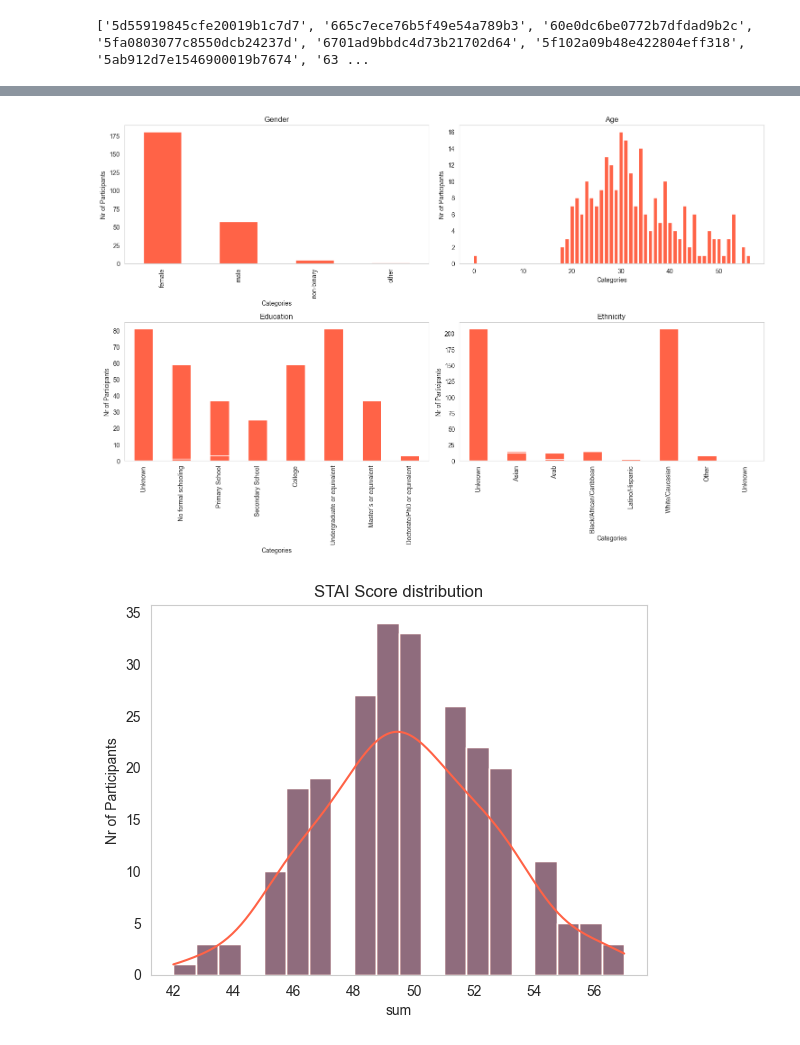
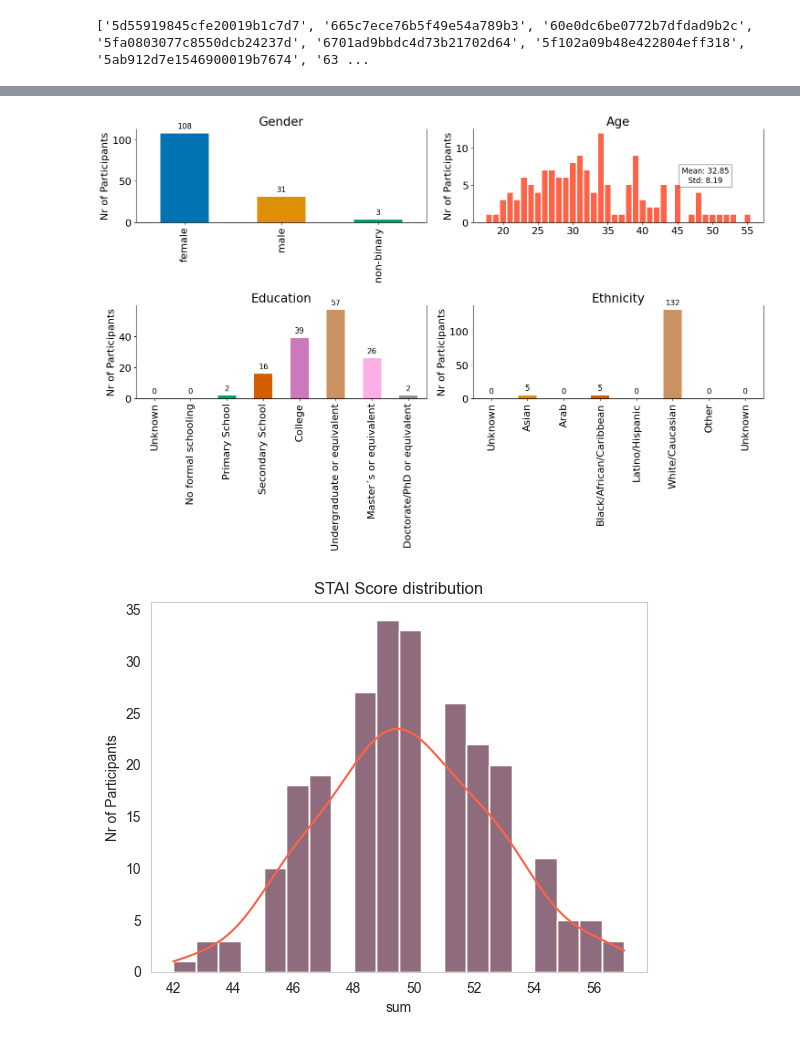
Before and after one commit to lucakosina/ema_demographics, a Jupyter notebook: demographics.ipynb, the cells around one changed output, grey strips where cells are left out. Saved outputs shown, nothing was run; the diff lists cells and outputs as text; code cells hidden in the pictures.

```diff
--- a/demographics.ipynb
+++ b/demographics.ipynb
@@ -4,9 +4,16 @@ import matplotlib.pyplot as plt
 import pandas as pd
 import seaborn as sns
 # %%
-filepath = "/OCDOnlineProjects_DATA_2025-02-20_1413.csv"
+filepath = "/Users/lucakosina/Library/Mobile Documents/com~apple~CloudDocs/Arbeit/Hiwi/compPsy/ema_study/demographics/OCDOnlineProjects_DATA_2025-02-20_1413.csv"
 data = pd.read_csv(filepath)
 data = data.reset_index(drop=True)
+# %%
+#filepath to dataset_2025.csv
+filepath2= '/Users/lucakosina/Library/Mobile Documents/com~apple~CloudDocs/Arbeit/Hiwi/compPsy/ema_study/demographics/Dataset_2025.csv'
+ids = pd.read_csv(filepath2)
+
+# drop data from data with ids["prolificID"] not in data["prolific_id_v2"] or data["prolific_id_v2_v2"]
+data = data[data["prolific_id_v2"].isin(ids["prolificID"]) | data["prolific_id_v2_v2"].isin(ids["prolificID"])]
 # %% [markdown]
 #### run the following block to remove IDs:
 # %%
@@ -47,40 +68,65 @@ fig, axes = plt.subplots(2, 2, figsize=(15, 10))
 
 # Calculate standard deviations for each category
 gender_std = gender.value_counts().std()
 education_std = education.value_counts().std()
 ethnicity_std = ethnicity.value_counts().std()
 
+
+gender_colors = sns.color_palette("colorblind", len(gender.value_counts()))
+education_colors = sns.color_palette("colorblind", len(education_counts))
+ethnicity_colors = sns.color_palette("colorblind", len(ethnicity_counts))
+
 # Plot gender
-gender.value_counts().plot(kind='bar', ax=axes[0, 0], title='Gender', color='tomato')
+gender.value_counts().plot(kind='bar', ax=axes[0, 0], title='Gender', color=gender_colors)
 axes[0, 0].set_xticklabels([gender_categories.get(x, 'Unknown') for x in gender.value_counts().index])
+# add counts on top of bars
+for p in axes[0, 0].patches:
+    axes[0, 0].annotate(f'{p.get_height()}', (p.get_x() + p.get_width() / 2., p.get_height()),
+                        ha='center', va='bottom', fontsize=12, color='black', xytext=(0, 5),
+                        textcoords='offset points')
 
 # Plot age
 axes[0, 1].bar(age.value_counts().index, age.value_counts(), color='tomato')
 axes[0, 1].set_title('Age')
+# add mean age and std age to the plot in a text box
+axes[0, 1].text(0.8, 0.5, f'Mean: {mean_age:.2f}\nStd: {std_age:.2f}',
+             horizontalalignment='center', verticalalignment='center',
+             transform=axes[0, 1].transAxes, fontsize=12, bbox=dict(facecolor='white', alpha=0.5))
 
 # Plot education
-education.value_counts().plot(kind='bar', ax=axes[1, 0], title='Education', color='tomato')
+#education.value_counts().plot(kind='bar', ax=axes[1, 0], title='Education', color='tomato')
 education_counts = education.value_counts()
 education_counts = education_counts.reindex(range(8), fill_value=0)
-education_counts.plot(kind='bar', ax=axes[1, 0], title='Education', color='tomato')
+education_counts.plot(kind='bar', ax=axes[1, 0], title='Education', color=education_colors)
 axes[1, 0].set_xticklabels([education_categories.get(x, 'Unknown') for x in education_counts.index])
+for p in axes[1, 0].patches:
+    axes[1, 0].annotate(f'{p.get_height()}', (p.get_x() + p.get_width() / 2., p.get_height()),
+                        ha='center', va='bottom', fontsize=12, color='black', xytext=(0, 5),
+                        textcoords='offset points')
 
 # Plot ethnicity
-ethnicity.value_counts().plot(kind='bar', ax=axes[1, 1], title='Ethnicity', color='tomato')
+#ethnicity.value_counts().plot(kind='bar', ax=axes[1, 1], title='Ethnicity', color='tomato')
 ethnicity_counts = ethnicity.value_counts()
 ethnicity_counts = ethnicity_counts.reindex(range(8), fill_value=0)
-ethnicity_counts.plot(kind='bar', ax=axes[1, 1], title='Ethnicity', color='tomato')
+ethnicity_counts.plot(kind='bar', ax=axes[1, 1], title='Ethnicity', color=ethnicity_colors)
 axes[1, 1].set_xticklabels([ethnicity_categories.get(x, 'Unknown') for x in ethnicity_counts.index])
+for p in axes[1, 1].patches:
+    axes[1, 1].annotate(f'{p.get_height()}', (p.get_x() + p.get_width() / 2., p.get_height()),
+                        ha='center', va='bottom', fontsize=12, color='black', xytext=(0, 5),
+                        textcoords='offset points')
 
 for ax in axes.flat:
+    ax.spines['top'].set_visible(False)
     ax.grid(False)
-    ax.set_xlabel('Categories')
     ax.set_ylabel('Nr of Participants')
+
+
+plt.rcParams.update({'font.size': 16})
 
 plt.tight_layout()
 plt.show()
 # %% [output]
-[figure, old version]
+[figure, new version]
 # %%
 
 # search all columns for the word "stai" and add all data in these columns into a new dataframe
```
Also changed, not shown: parts of 3 cells of this notebook.
